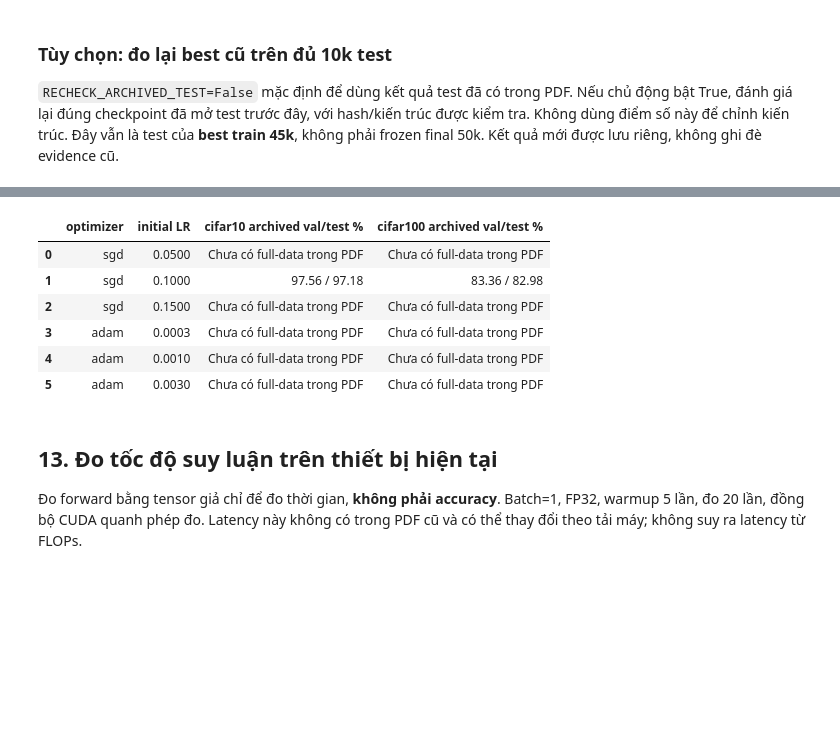
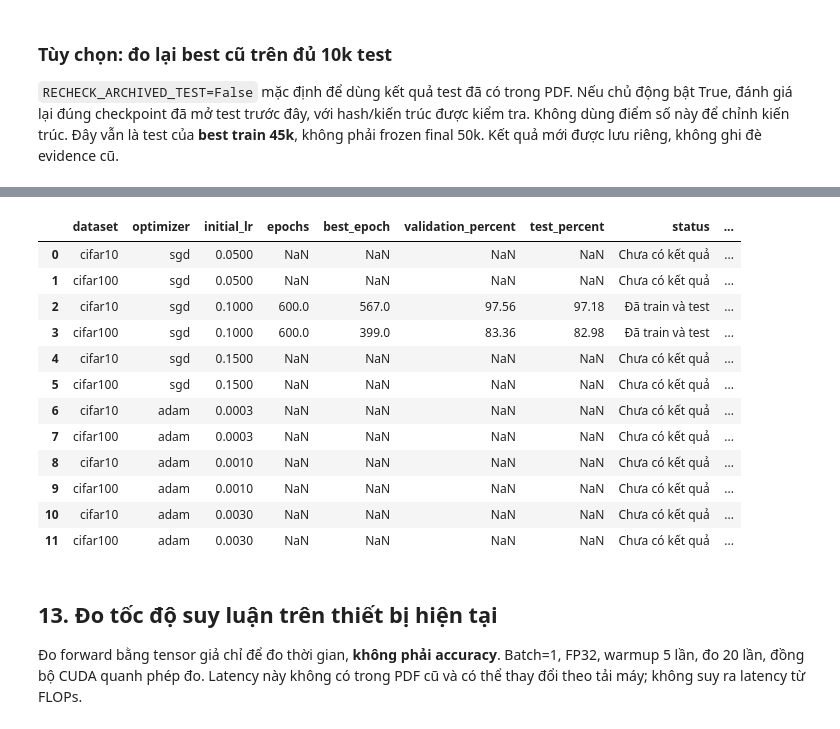
Before and after one commit to anhnam26/Finnal_Deep_Cifar10-100, a Jupyter notebook: report/CompactMix_CIFAR10_CIFAR100_BAO_CAO.ipynb, the cells around one changed output, grey strips where cells are left out. Saved outputs shown, nothing was run; the diff lists cells and outputs as text; code cells hidden in the pictures; blank space fills up the shorter version.

Commit message:
feat(report): align notebook and PDF with final exam requirements

```diff
--- a/report/CompactMix_CIFAR10_CIFAR100_BAO_CAO.ipynb
+++ b/report/CompactMix_CIFAR10_CIFAR100_BAO_CAO.ipynb
@@ -2360,29 +2366,79 @@ PDF mới có full-data SGD LR=0,1 trên hai dataset. Các cấu hình còn lạ
 # %%
 MATRIX=[("sgd",.05),("sgd",.1),("sgd",.15),("adam",.0003),("adam",.001),("adam",.003)]
-comparison=[]
-for optimizer,lr in MATRIX:
-    row={"optimizer":optimizer,"initial LR":lr}
-    for name in DATASETS:
-        row[name+" archived val/test %"]=(f"{ARCHIVED[name]['test']['validation_accuracy']:.2f} / "
-            f"{ARCHIVED[name]['test']['test_metrics']['accuracy']:.2f}" if optimizer=="sgd" and lr==.1 else "Chưa có full-data trong PDF")
-    comparison.append(row)
-display(pd.DataFrame(comparison))
+FINALIZE_MATRIX_WINNERS=False  # mở rộng: chỉ chạy sau khi matrix selection đầy đủ
 MATRIX_RESULTS=[]
 if RUN_MATRIX:
+    if SYNTHETIC_CHECK:
+        raise ValueError("Matrix full-data không dùng synthetic check")
     for optimizer,lr in MATRIX:
         for cfg in notebook_configs("full",optimizer,lr):
             result=run_experiment(cfg)
             MATRIX_RESULTS.append(result)
-    display(pd.DataFrame([{"dataset":r["dataset"],"optimizer":r["optimizer"],"lr":r["learning_rate"],
-                           "validation %":r["best_val_accuracy"],"test %":r["test_accuracy"]} for r in MATRIX_RESULTS]))
+
+def exam_comparison_rows():
+    rows=[]
+    for optimizer,lr in MATRIX:
+        for cfg in notebook_configs("full",optimizer,lr):
+            name=cfg["dataset"]
+            row={"dataset":name,"optimizer":optimizer,"initial_lr":lr,
+                 "epochs":None,"best_epoch":None,"validation_percent":None,"test_percent":None,
+                 "status":"Chưa có kết quả","source":"planned","run_dir":cfg["run_dir"]}
+            folder=Path(cfg["run_dir"])
+            if (folder/"result.json").exists():
+                result=read_result(folder)
+                if (result["status"]!="complete" or result["phase"]!="selection"
+                    or result["synthetic"] or result["subset"] or result["config"]!=cfg
+                    or result["metadata"]["source_sha256"]!=source_fingerprint()
+                    or result["metadata"]["environment"]!=environment(cfg)):
+                    raise ValueError("Run matrix không khớp full recipe/source/runtime: "+str(folder))
+                split=read_json(folder/"split.json")
+                if (len(split["training"])!=45000 or len(split["validation"])!=5000
+                    or set(split["training"]) & set(split["validation"])
+                    or sorted(split["training"]+split["validation"])!=list(range(50000))):
+                    raise ValueError("Run matrix chưa có split full-data hợp lệ: "+str(folder))
+                last=load_checkpoint(folder/"last.pt")
+                best=load_checkpoint(folder/"best.pt")
+                if (last["epoch"]!=cfg["epochs"] or last["config"]!=cfg
+                    or last["source_sha256"]!=source_fingerprint()
+                    or best["epoch"]!=result["best_epoch"] or best["accuracy"]!=result["best_val_accuracy"]):
+                    raise ValueError("Checkpoint/result matrix không khớp: "+str(folder))
+                row.update(epochs=result["epochs"],best_epoch=result["best_epoch"],
+                           validation_percent=result["best_val_accuracy"],
+                           status="Đã train/validation; chưa test",source="notebook full selection")
+            elif optimizer=="sgd" and lr==.1:
+                test=ARCHIVED[name]["test"]
+                row.update(epochs=600,best_epoch=test["epoch"],validation_percent=test["validation_accuracy"],
+                           test_percent=test["test_metrics"]["accuracy"],status="Đã train và test",
+                           source="archived selection45k",run_dir=str(ARCHIVED[name]["checkpoint"].parent))
+            rows.append(row)
+    return rows
+
+if FINALIZE_MATRIX_WINNERS:
+    completed=[r for r in MATRIX_RESULTS if r["status"]=="complete" and not r["synthetic"] and not r["subset"]]
+    if len(completed)!=len(MATRIX)*len(DATASETS):
+        raise ValueError("Cần hoàn tất toàn bộ matrix selection trước khi freeze winner")
+    for name in DATASETS:
+        winner=max((r for r in completed if r["dataset"]==name),key=lambda r:r["best_val_accuracy"])
+        finalize(winner["config"]["run_dir"])
+
+EXAM_COMPARISON_ROWS=exam_comparison_rows()
+EXAM_COMPARISON_TABLE=pd.DataFrame(EXAM_COMPARISON_ROWS)
+display(EXAM_COMPARISON_TABLE)
+EXAM_COMPARISON_TABLE.to_csv(OUTPUT_ROOT/"exam_optimizer_lr_comparison.csv",index=False,encoding="utf-8-sig")
 # %% [output]
-|  | optimizer | initial LR | cifar10 archived val/test % | cifar100 archived val/test % |
-| 0 | sgd | 0.0500 | Chưa có full-data trong PDF | Chưa có full-data trong PDF |
-| 1 | sgd | 0.1000 | 97.56 / 97.18 | 83.36 / 82.98 |
-| 2 | sgd | 0.1500 | Chưa có full-data trong PDF | Chưa có full-data trong PDF |
-| 3 | adam | 0.0003 | Chưa có full-data trong PDF | Chưa có full-data trong PDF |
-| 4 | adam | 0.0010 | Chưa có full-data trong PDF | Chưa có full-data trong PDF |
-| 5 | adam | 0.0030 | Chưa có full-data trong PDF | Chưa có full-data trong PDF |
+|  | dataset | optimizer | initial_lr | epochs | best_epoch | validation_percent | test_percent | status | ... |
+| 0 | cifar10 | sgd | 0.0500 | NaN | NaN | NaN | NaN | Chưa có kết quả | ... |
+| 1 | cifar100 | sgd | 0.0500 | NaN | NaN | NaN | NaN | Chưa có kết quả | ... |
+| 2 | cifar10 | sgd | 0.1000 | 600.0 | 567.0 | 97.56 | 97.18 | Đã train và test | ... |
+| 3 | cifar100 | sgd | 0.1000 | 600.0 | 399.0 | 83.36 | 82.98 | Đã train và test | ... |
+| 4 | cifar10 | sgd | 0.1500 | NaN | NaN | NaN | NaN | Chưa có kết quả | ... |
+| 5 | cifar100 | sgd | 0.1500 | NaN | NaN | NaN | NaN | Chưa có kết quả | ... |
+| 6 | cifar10 | adam | 0.0003 | NaN | NaN | NaN | NaN | Chưa có kết quả | ... |
+| 7 | cifar100 | adam | 0.0003 | NaN | NaN | NaN | NaN | Chưa có kết quả | ... |
+| 8 | cifar10 | adam | 0.0010 | NaN | NaN | NaN | NaN | Chưa có kết quả | ... |
+| 9 | cifar100 | adam | 0.0010 | NaN | NaN | NaN | NaN | Chưa có kết quả | ... |
+| 10 | cifar10 | adam | 0.0030 | NaN | NaN | NaN | NaN | Chưa có kết quả | ... |
+| 11 | cifar100 | adam | 0.0030 | NaN | NaN | NaN | NaN | Chưa có kết quả | ... |
 # %% [markdown]
 ## 13. Đo tốc độ suy luận trên thiết bị hiện tại
 
```
Also changed, not shown: parts of 7 cells of this notebook, 10 other files.
